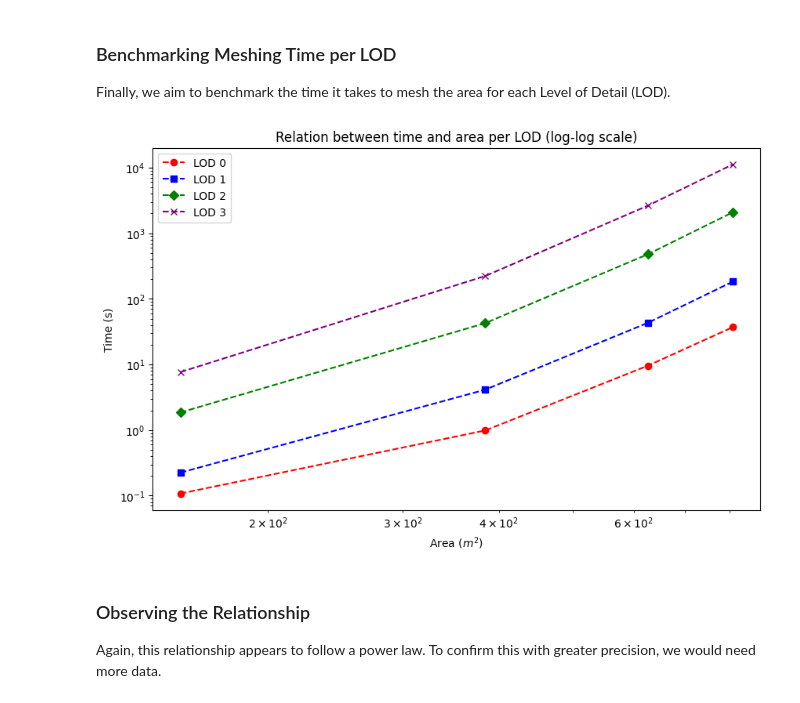
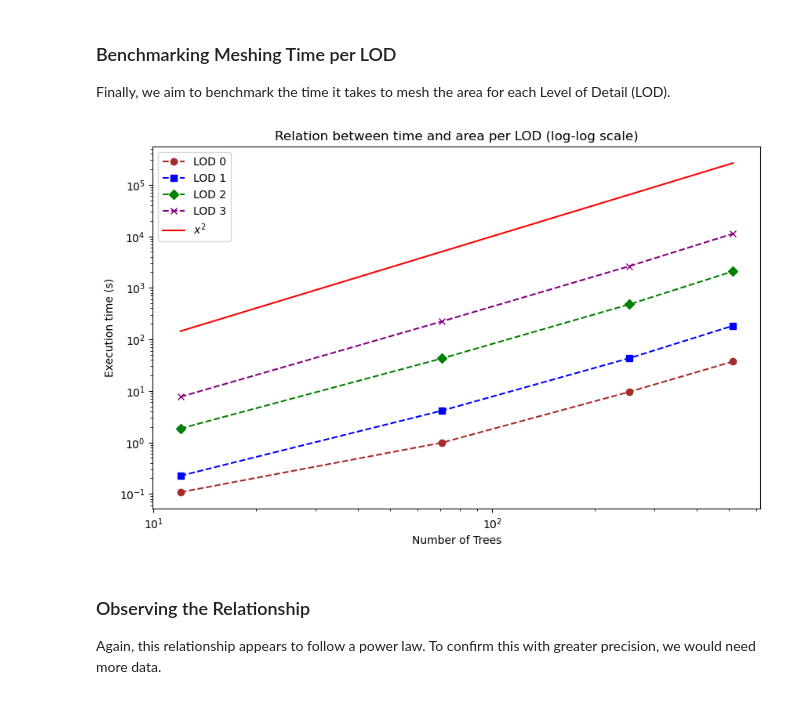
Before and after one commit to master-csmi/2024-m1-vegetation, a Jupyter notebook: complexity.ipynb, the cells around one changed output. Cells and saved outputs as stored; diff of their text form; code cells hidden in the pictures.

Commit message:
plots bench

```diff
--- a/complexity.ipynb
+++ b/complexity.ipynb
@@ -78,15 +78,22 @@ The Level of Detail (LOD) we chose has a significant impact. Since we did not se
 plt.figure(figsize=(10, 6))
 
 # Define colors and markers for different LODs
-colors = ['red', 'blue', 'green', 'purple']
+colors = ['brown', 'blue', 'green', 'purple']
 markers = ['o', 's', 'D', 'x']
 lods = [0, 1, 2, 3]
+
+
 
 for i, lod in enumerate(lods):
     lod_data = data[data['lod'] == lod]
     plt.plot(lod_data['ntree'], lod_data['nfaces'], marker=markers[i],
              color=colors[i], linestyle='--', label=f'LOD {lod}')
 
+x = lod_data['ntree']
+y = 1e4*x
+
+plt.plot(x, y, color='red', linestyle='-', label=f'x')
+
 plt.title('Relation between LOD and Number of Faces')
 plt.xlabel('Number of Trees')
 plt.ylabel('Number of Faces')
@@ -105,25 +112,30 @@ Finally, we aim to benchmark the time it takes to mesh the area for each Level o
 # %%
 plt.figure(figsize=(10, 6))
 
 # Define colors and markers for different LODs
-colors = ['red', 'blue', 'green', 'purple']
+colors = ['brown', 'blue', 'green', 'purple']
 markers = ['o', 's', 'D', 'x']
 lods = [0, 1, 2, 3]
 
 for i, lod in enumerate(lods):
     lod_data = data[data['lod'] == lod]
-    plt.plot(lod_data['area'], lod_data['time'],
+    plt.plot(lod_data['ntree'], lod_data['time'],
              marker=markers[i], color=colors[i], linestyle='--', label=f'LOD {lod}')
+
+x = lod_data['ntree']
+y = x**2
+
+plt.plot(x, y, color='red', linestyle='-', label=f'$x^2$')
 
 plt.yscale('log')
 plt.xscale('log')
 plt.title('Relation between time and area per LOD (log-log scale)')
-plt.xlabel(f'Area ($m^2$)')
-plt.ylabel('Time (s)')
+plt.xlabel(f'Number of Trees')
+plt.ylabel('Execution time (s)')
 plt.legend()
 plt.show()
 # %% [output]
-[figure, old version]
+[figure, new version]
 # %% [markdown]
 ### Observing the Relationship
 
```
Also changed, not shown: parts of 2 cells of this notebook.
